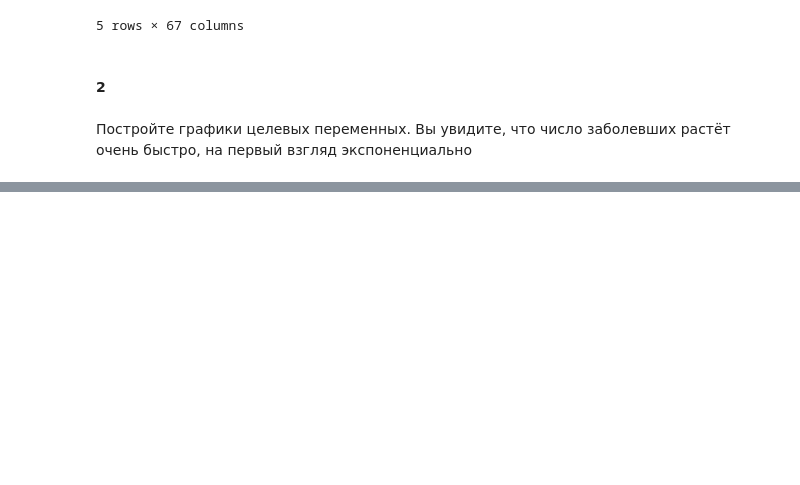
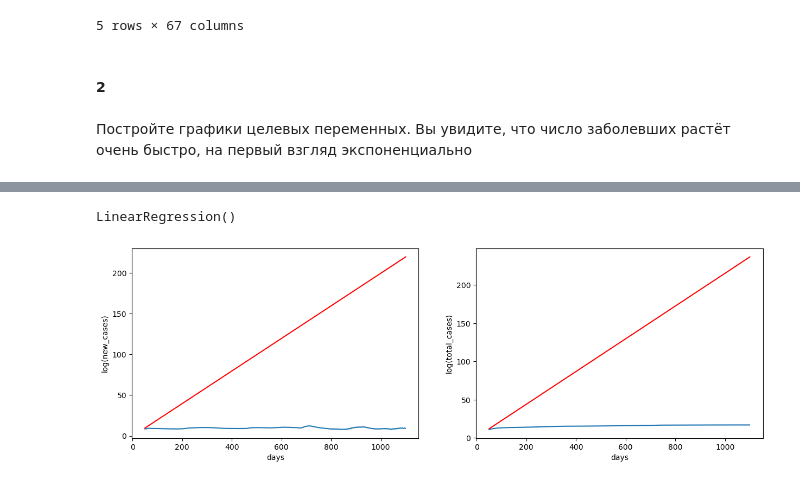
Before and after one commit to Kirinari/MADE_advanced_ml, a Jupyter notebook: homewrok1.ipynb, the cells around one changed output, grey strips where cells are left out. Cells and saved outputs as stored; diff of their text form; code cells hidden in the pictures; blank space fills up the shorter version.

```diff
--- a/homewrok1.ipynb
+++ b/homewrok1.ipynb
@@ -79,0 +92,27 @@ plt.title('Total cases by day');
+# %%
+model_new = LinearRegression()
+model_total = LinearRegression()
+
+model_new.fit(X_train, y_new_log_train)
+model_total.fit(X_train, y_total_log_train)
+# %% [output]
+LinearRegression()
+# %%
+y_new_pred = model_new.predict(X_test)
+y_total_pred = model_total.predict(X_test)
+# %%
+plt.figure(figsize=(15, 10))
+
+plt.subplot(221)
+plt.plot(X_test, y_new_log_test)
+plt.plot(X_test, y_new_pred, c='r')
+plt.xlabel('days')
+plt.ylabel('log(new_cases)')
+
+plt.subplot(222)
+plt.plot(X_test, y_total_log_test)
+plt.plot(X_test, y_total_pred, c='r')
+plt.xlabel('days')
+plt.ylabel('log(total_cases)');
+# %% [output]
+[figure, added]
```
Also changed, not shown: parts of 4 cells of this notebook.
